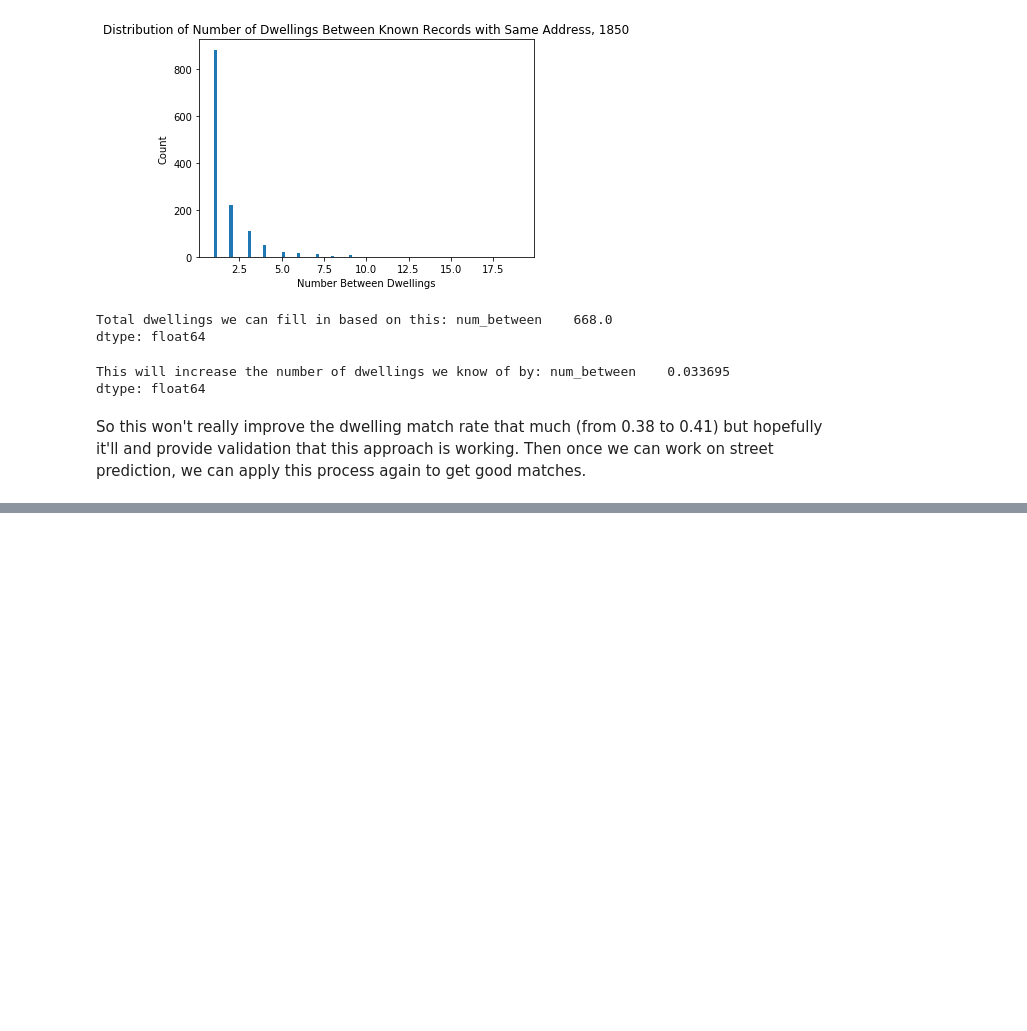
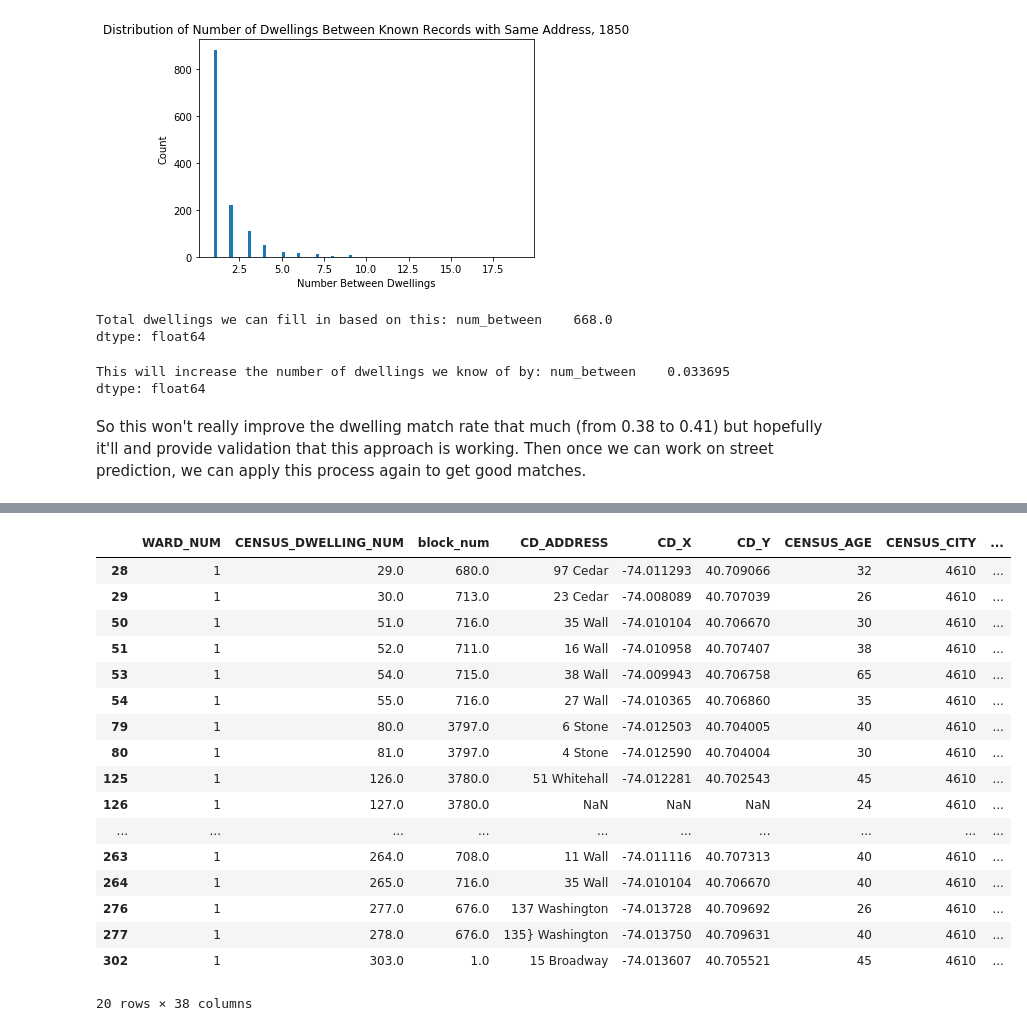
Before and after one commit to CenterForSpatialResearch/hnyc-spatial-linkage, a Jupyter notebook: Interpolation/Modeling Comparison.ipynb, the cells around one changed output, grey strips where cells are left out. Cells and saved outputs as stored; diff of their text form; code cells hidden in the pictures; blank space fills up the shorter version.

```diff
--- a/Interpolation/Modeling Comparison.ipynb
+++ b/Interpolation/Modeling Comparison.ipynb
@@ -284,0 +318,17 @@ memory usage: 157.4+ MB
+# %%
+#first I need to get street_names for predictions
+interpolation.create_street_house(prediction_data_1850, "CD_ADDRESS")
+
+dataframes = []
+find = None
+for row in prediction_data_1850.itertuples():
+    if row.Known == 1:
+        index_start = row.Index
+        find = row.street_name_next
+
+    elif find is not None and find == row.street_name:
+        index_end = row.Index + 1
+        dataframes.append(prediction_data_1850.iloc[index_start:index_end])
+        find = None
+
+prediction_1850_p2 = pd.concat(dataframes)
@@ -284,0 +355,24 @@ memory usage: 157.4+ MB
+# %%
+prediction_1850_p2["Known"] = prediction_1850_p2.apply(lambda x: 0 if x["street_name"] is None else 1, axis = 1)
+# %%
+prediction_1850_p2[["sequence_id", "street_name", "block_num"]] = prediction_1850_p2[["sequence_id", "street_name", "block_num"]].ffill()
+prediction_1850_p2.head(20)
+# %% [output]
+|  | WARD_NUM | CENSUS_DWELLING_NUM | block_num | CD_ADDRESS | CD_X | CD_Y | CENSUS_AGE | CENSUS_CITY | ... |
+| 28 | 1 | 29.0 | 680.0 | 97 Cedar | -74.011293 | 40.709066 | 32 | 4610 | ... |
+| 29 | 1 | 30.0 | 713.0 | 23 Cedar | -74.008089 | 40.707039 | 26 | 4610 | ... |
+| 50 | 1 | 51.0 | 716.0 | 35 Wall | -74.010104 | 40.706670 | 30 | 4610 | ... |
+| 51 | 1 | 52.0 | 711.0 | 16 Wall | -74.010958 | 40.707407 | 38 | 4610 | ... |
+| 53 | 1 | 54.0 | 715.0 | 38 Wall | -74.009943 | 40.706758 | 65 | 4610 | ... |
+| 54 | 1 | 55.0 | 716.0 | 27 Wall | -74.010365 | 40.706860 | 35 | 4610 | ... |
+| 79 | 1 | 80.0 | 3797.0 | 6 Stone | -74.012503 | 40.704005 | 40 | 4610 | ... |
+| 80 | 1 | 81.0 | 3797.0 | 4 Stone | -74.012590 | 40.704004 | 30 | 4610 | ... |
+| 125 | 1 | 126.0 | 3780.0 | 51 Whitehall | -74.012281 | 40.702543 | 45 | 4610 | ... |
+| 126 | 1 | 127.0 | 3780.0 | NaN | NaN | NaN | 24 | 4610 | ... |
+| ... | ... | ... | ... | ... | ... | ... | ... | ... | ... |
+| 263 | 1 | 264.0 | 708.0 | 11 Wall | -74.011116 | 40.707313 | 40 | 4610 | ... |
+| 264 | 1 | 265.0 | 716.0 | 35 Wall | -74.010104 | 40.706670 | 40 | 4610 | ... |
+| 276 | 1 | 277.0 | 676.0 | 137 Washington | -74.013728 | 40.709692 | 26 | 4610 | ... |
+| 277 | 1 | 278.0 | 676.0 | 135} Washington | -74.013750 | 40.709631 | 40 | 4610 | ... |
+| 302 | 1 | 303.0 | 1.0 | 15 Broadway | -74.013607 | 40.705521 | 45 | 4610 | ... |
+20 rows × 38 columns
```
Also changed, not shown: parts of 20 cells of this notebook, 5 other files.
